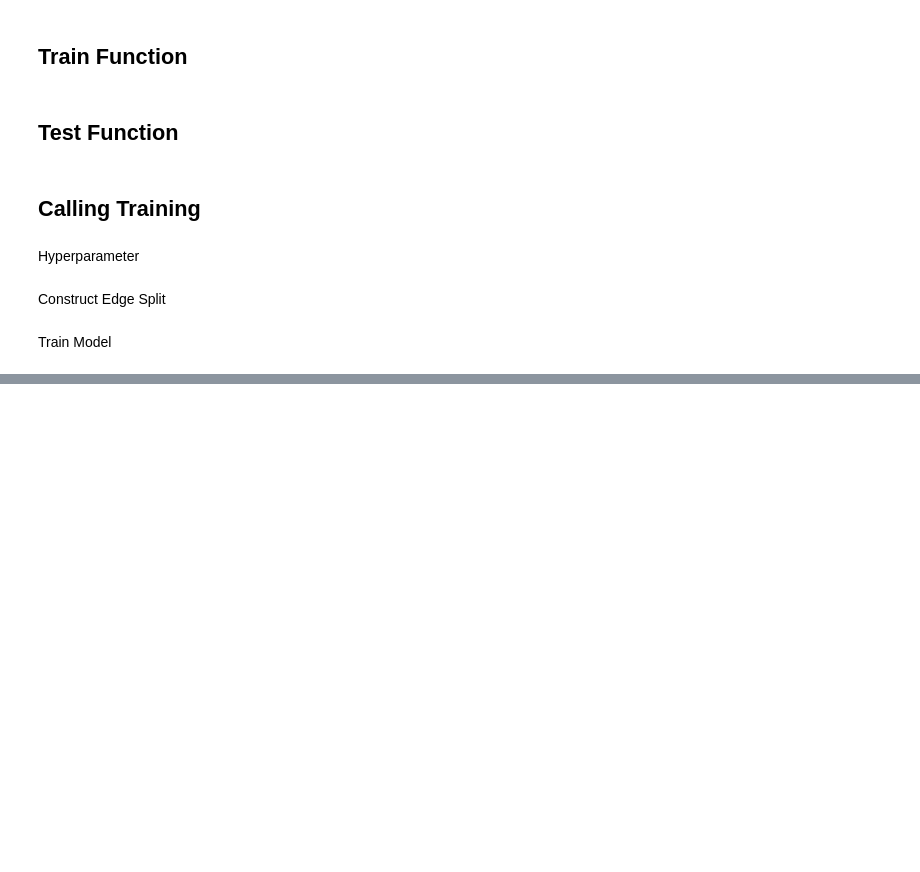
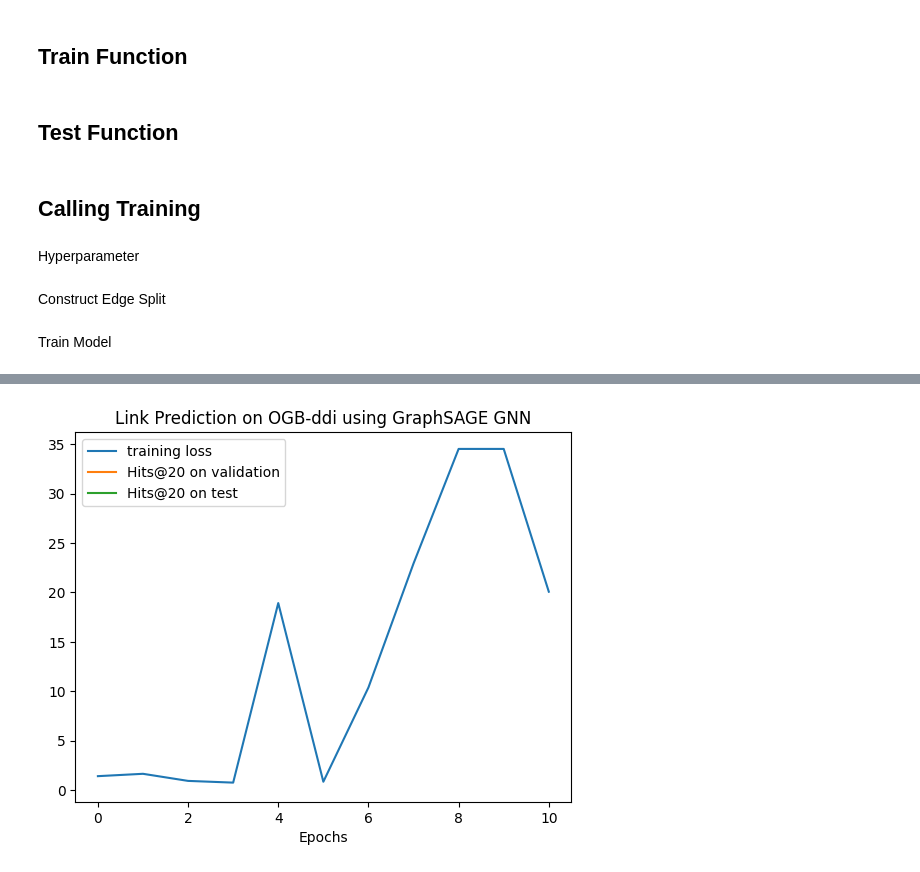
Before and after one commit to rondubi/cs224w, a Jupyter notebook: naive_gnn.ipynb, the cells around one changed output, grey strips where cells are left out. Cells and saved outputs as stored; diff of their text form; code cells hidden in the pictures; blank space fills up the shorter version.

```diff
--- a/naive_gnn.ipynb
+++ b/naive_gnn.ipynb
@@ -545,10 +562,10 @@ def test(model, predictor, emb, edge_index, split_edge, batch_size, evaluator):
 
     node_emb = model(emb, edge_index)
 
-    pos_valid_edge = split_edge['valid']['edge'].to(emb.device)
-    neg_valid_edge = split_edge['valid']['edge_neg'].to(emb.device)
-    pos_test_edge = split_edge['test']['edge'].to(emb.device)
-    neg_test_edge = split_edge['test']['edge_neg'].to(emb.device)
+    pos_valid_edge = split_edge['valid']['edge'].T.to(emb.device)
+    neg_valid_edge = split_edge['valid']['edge_neg'].T.to(emb.device)
+    pos_test_edge = split_edge['test']['edge'].T.to(emb.device)
+    neg_test_edge = split_edge['test']['edge_neg'].T.to(emb.device)
     pos_valid_preds = []
     for perm in DataLoader(range(pos_valid_edge.size(0)), batch_size):
         edge = pos_valid_edge[perm].t()
@@ -574,6 +591,20 @@ def test(model, predictor, emb, edge_index, split_edge, batch_size, evaluator):
     neg_test_pred = torch.cat(neg_test_preds, dim=0)
 
     results = {}
+    # print('pos_valid_pred', pos_valid_pred)
+    # print('neg_valid_pred', neg_valid_pred)
+    # print('pos_test_pred', pos_test_pred)
+    # print('neg_test_pred', neg_test_pred)
+    def lazy_evaluator(pos_preds, neg_preds):
+        p = torch.round(pos_preds)
+        n = torch.round(neg_preds)
+        pos_correct = torch.sum(p==1)
+        neg_correct = torch.sum(n==0)
+        return float((pos_correct + neg_correct) / (len(pos_preds) + len(neg_preds)))
+    valid_accuracy = lazy_evaluator(pos_valid_pred, neg_valid_pred)
+    test_accuracy = lazy_evaluator(pos_test_pred, neg_test_pred)
+    print('valid_pred accurate', valid_accuracy)
+    print('test_pred accurate', test_accuracy)
     # for K in [20, 50, 100]:
     #     evaluator.K = K
     #     valid_hits = evaluator.eval({
@@ -585,7 +616,7 @@ def test(model, predictor, emb, edge_index, split_edge, batch_size, evaluator):
     #         'y_pred_neg': neg_test_pred,
     #     })[f'hits@{K}']
 
-    #     results[f'Hits@{K}'] = (valid_hits, test_hits)
+    results = (valid_accuracy, test_accuracy)
 
     return results
 # %% [markdown]
@@ -596,13 +627,13 @@ Hyperparameter
 # Hyperparameters
 device = torch.device('cuda' if torch.cuda.is_available() else 'cpu')
 optim_wd = 0
-epochs = 300
+epochs = 11
 node_emb_dim = 3840
 hidden_dim = 256
 dropout = 0.3
 num_layers = 2
 lr = 3e-3
-batch_size = 64 * 1024
+batch_size = 50
 # %% [markdown]
 Construct Edge Split
 # %%
@@ -621,9 +652,9 @@ def construct_edge_splits(graph, num_train, num_valid, num_test):
     split_edge['test']['edge_neg'] = edge_list_to_tensor(sample_negative_edges(graph, num_test))
     return split_edge
 
-num_train = 50
-num_valid = 50
-num_test = 50
+num_train = 100
+num_valid = 20
+num_test = 20
 
 split_edge = construct_edge_splits(graph, num_train, num_valid, num_test)
 # %% [markdown]
@@ -633,7 +664,7 @@ pos_train_edge = split_edge['train']['edge'].to(device)
 
 edge_index = pos_edge_index
 
-evaluator = Evaluator(name='ogbl-ddi')
+# evaluator = Evaluator(name='ogbl-ddi')
 
 emb = nn.Embedding.from_pretrained(pyg_data.x, freeze=False).to(device) # each node has an embedding that has to be learnt
 model = GNNStack(node_emb_dim, hidden_dim, hidden_dim, num_layers, dropout, emb=True).to(device) # the graph neural network that takes all the node embeddings as inputs to message pass and agregate
@@ -653,9 +684,9 @@ for e in range(epochs):
     train_loss.append(loss)
 
     if (e+1)%10 ==0:
-        result = test(model, link_predictor, emb.weight, edge_index, split_edge, batch_size, evaluator)
-        val_hits.append(result['Hits@20'][0])
-        test_hits.append(result['Hits@20'][1])
+        result = test(model, link_predictor, emb.weight, edge_index, split_edge, batch_size, None)
+        val_hits.append(result[0])
+        test_hits.append(result[1])
         print(result)
 
 plt.title('Link Prediction on OGB-ddi using GraphSAGE GNN')
@@ -665,3 +696,4 @@ plt.plot(np.arange(9,epochs,10),test_hits,label="Hits@20 on test")
 plt.xlabel('Epochs')
 plt.legend()
 plt.show()
+# %% [output]
@@ -667,0 +714 @@ plt.show()
+[figure, added]
```
Also changed, not shown: parts of 6 cells of this notebook, 1 other file.
